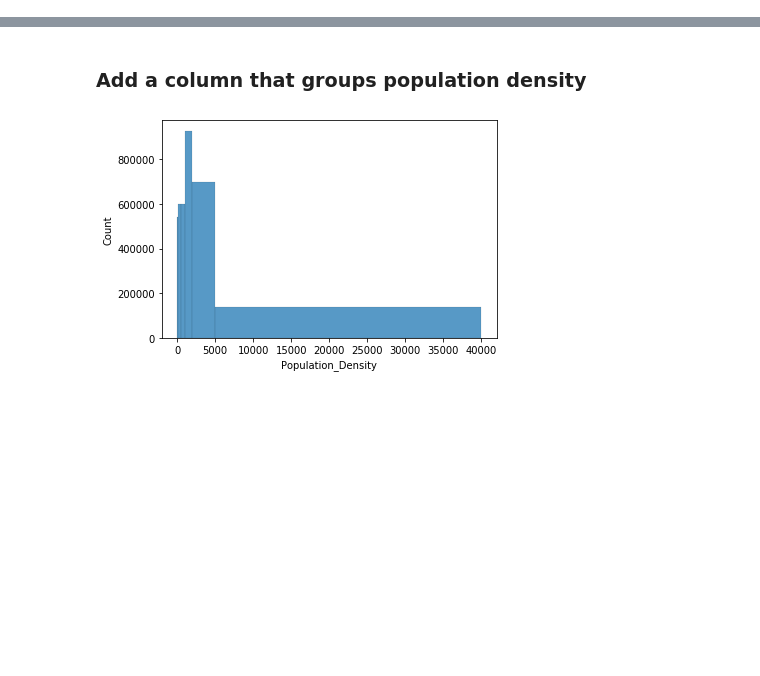
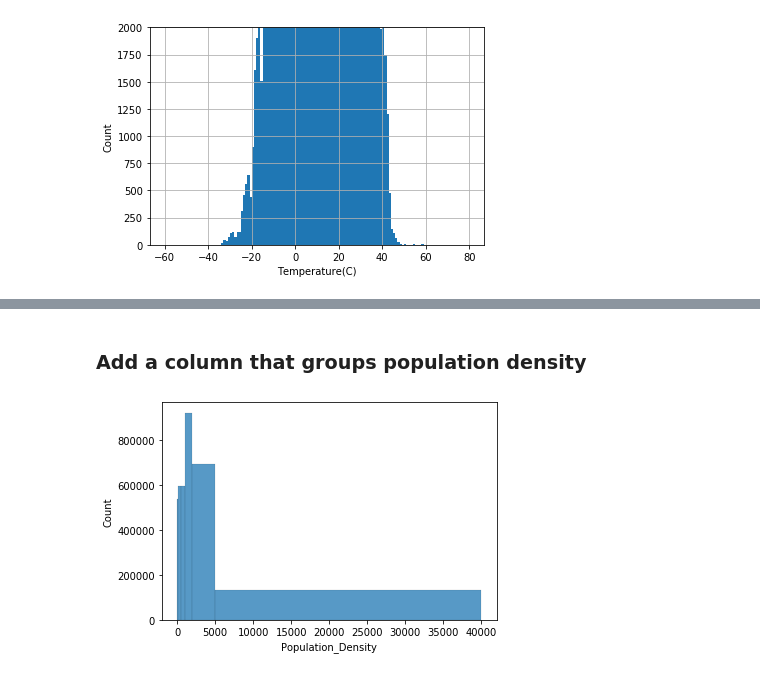
Before and after one commit to AdriaanGroot/WorkingTalent, a Jupyter notebook: AccidentAnalysis.ipynb, the cells around one changed output, grey strips where cells are left out. Cells and saved outputs as stored; diff of their text form; code cells hidden in the pictures; blank space fills up the shorter version.

```diff
--- a/AccidentAnalysis.ipynb
+++ b/AccidentAnalysis.ipynb
@@ -30,0 +92,9 @@ accidents = pd.read_csv(".\Accidents_Popdensity.csv",index_col=0,dtype=dtype_dic
+# %%
+plt.hist(accidents2["Temperature(C)"], bins=np.linspace(-60,80,141))
+plt.ylim(0,2000)
+plt.xlabel('Temperature(C)')
+plt.ylabel('Count')
+plt.grid()
+plt.show()
+# %% [output]
+[figure, added]
```
Also changed, not shown: parts of 23 cells of this notebook.
